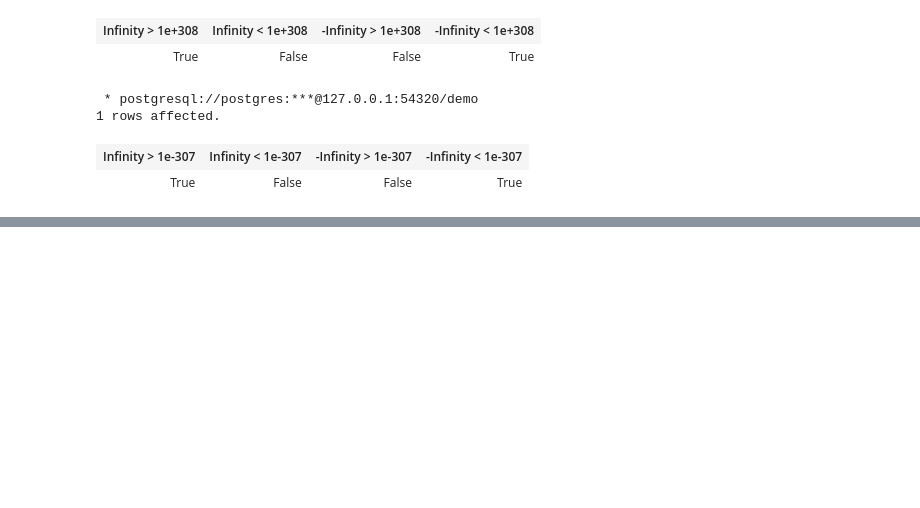
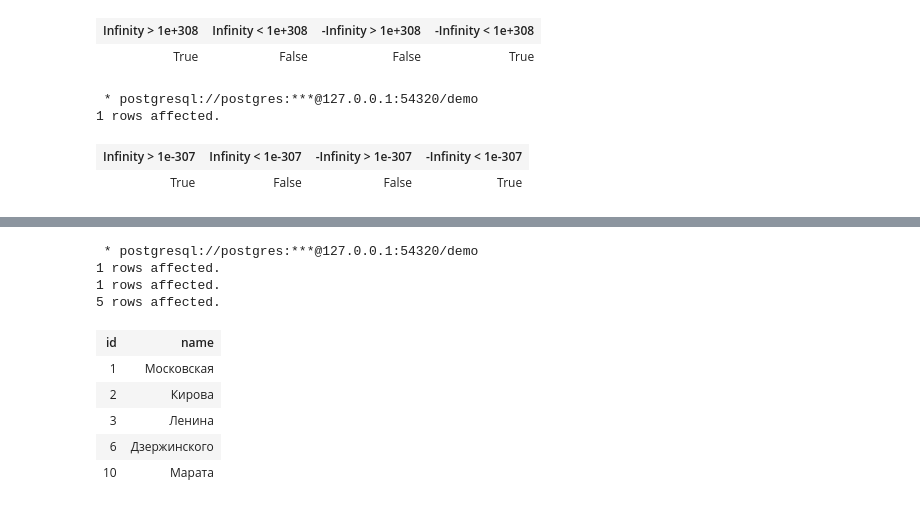
Before and after one commit to vowatchka/postgres_basic, a Jupyter notebook: practices/4_postgres_datatypes.ipynb, the cells around one changed output, grey strips where cells are left out. Drawn from its saved outputs; the diff is of its cells as text; code cells hidden in the pictures; blank space fills up the shorter version.

```diff
--- a/practices/4_postgres_datatypes.ipynb
+++ b/practices/4_postgres_datatypes.ipynb
@@ -170,0 +230,21 @@ SELECT
+# %%
+%%sql
+-- явное значение для столбца id
+INSERT INTO test_serial (id, name) VALUES (10, 'Марата');
+-- неявное значение для столбца id
+INSERT INTO test_serial (name) VALUES ('Дзержинского');
+
+-- как видно, явное задание значения для столбца id не влияет
+-- на автоматическое генерирование значений для этого столбца
+SELECT id, name FROM test_serial ORDER BY id;
+# %% [output]
+ * postgresql://postgres:***@127.0.0.1:54320/demo
+1 rows affected.
+1 rows affected.
+5 rows affected.
+| id | name |
+| 1 | Московская |
+| 2 | Кирова |
+| 3 | Ленина |
+| 6 | Дзержинского |
+| 10 | Марата |
```
Also changed, not shown: parts of 49 cells of this notebook.
